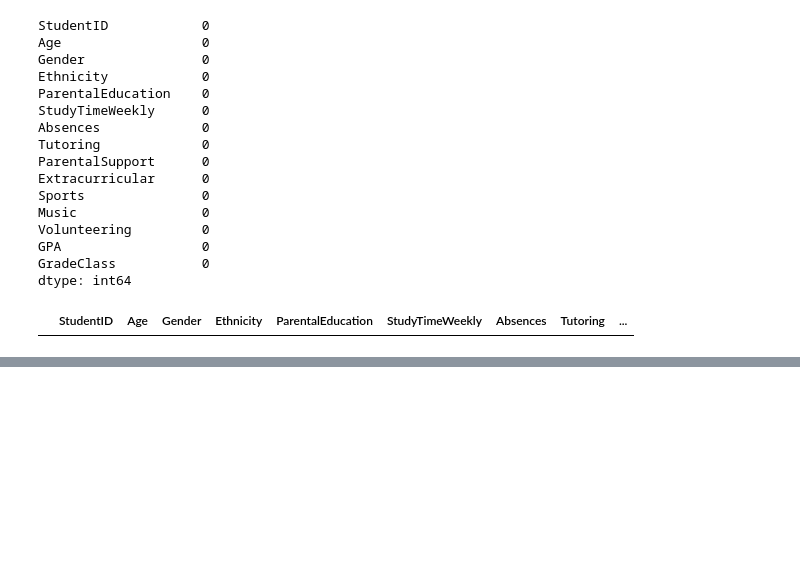
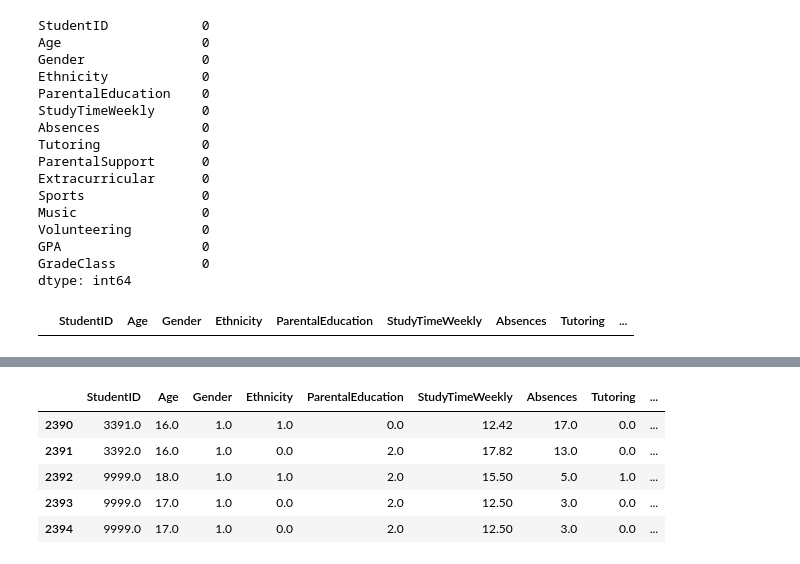
Before and after one commit to hfeteh/hfeteh, a Jupyter notebook: Students_Performance.ipynb, the cells around one changed output, grey strips where cells are left out. Saved outputs shown, nothing was run; the diff lists cells and outputs as text; code cells hidden in the pictures; blank space fills up the shorter version.

```diff
--- a/Students_Performance.ipynb
+++ b/Students_Performance.ipynb
@@ -375,0 +403,29 @@ dtype: int64
+# %%
+new_row = pd.DataFrame([{
+    'StudentID': 9999,
+    'Age': 17,
+    'Gender': 1,
+    'Ethnicity': 0,
+    'ParentalEducation': 2,
+    'StudyTimeWeekly': 12.5,
+    'Absences': 3,
+    'Tutoring': 0,
+    'ParentalSupport': 2,
+    'Extracurricular': 1,
+    'Sports': 0,
+    'Music': 1,
+    'Volunteering': 0,
+    'GPA': 3.25,
+    'GradeClass': 1.0
+}])
+
+df = pd.concat([df, new_row], ignore_index=True)
+# %%
+df.tail() 	# first 5 lines
+# %% [output]
+|  | StudentID | Age | Gender | Ethnicity | ParentalEducation | StudyTimeWeekly | Absences | Tutoring | ... |
+| 2390 | 3391.0 | 16.0 | 1.0 | 1.0 | 0.0 | 12.42 | 17.0 | 0.0 | ... |
+| 2391 | 3392.0 | 16.0 | 1.0 | 0.0 | 2.0 | 17.82 | 13.0 | 0.0 | ... |
+| 2392 | 9999.0 | 18.0 | 1.0 | 1.0 | 2.0 | 15.50 | 5.0 | 1.0 | ... |
+| 2393 | 9999.0 | 17.0 | 1.0 | 0.0 | 2.0 | 12.50 | 3.0 | 0.0 | ... |
+| 2394 | 9999.0 | 17.0 | 1.0 | 0.0 | 2.0 | 12.50 | 3.0 | 0.0 | ... |
```
Also changed, not shown: parts of 33 cells of this notebook.
